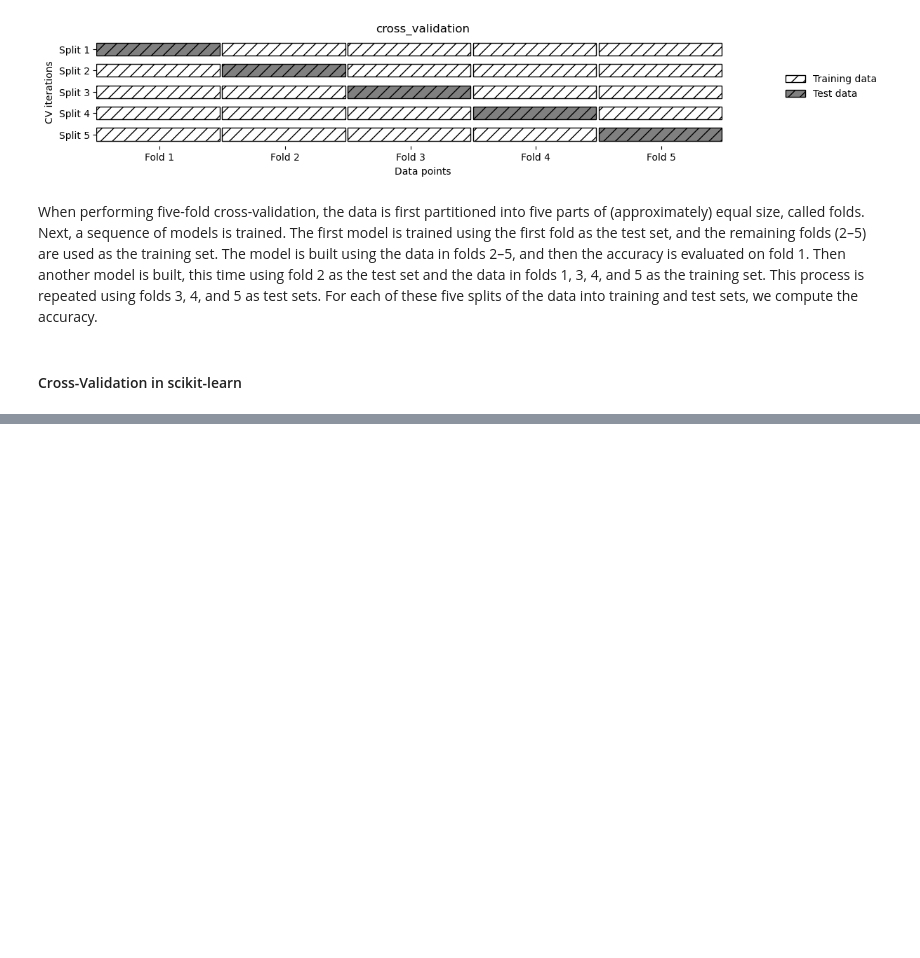
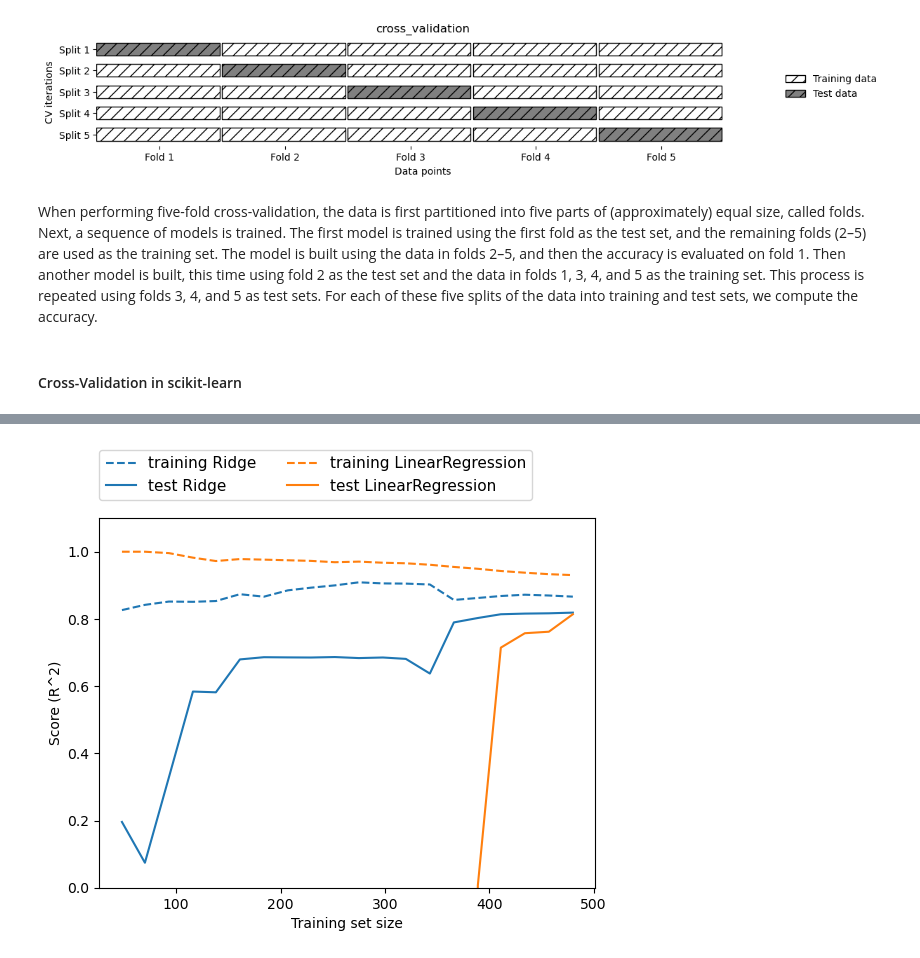
Before and after one commit to saurbina/HW1, a Jupyter notebook: week_3.ipynb, the cells around one changed output, grey strips where cells are left out. Drawn from its saved outputs; the diff is of its cells as text; code cells hidden in the pictures; blank space fills up the shorter version.

```diff
--- a/week_3.ipynb
+++ b/week_3.ipynb
@@ -218,0 +311,4 @@ When performing five-fold cross-validation, the data is first partitioned into f
+# %%
+mglearn.plots.plot_ridge_n_samples()
+# %% [output]
+[figure, added]
```
Also changed, not shown: parts of 29 cells of this notebook, 1 other file.
